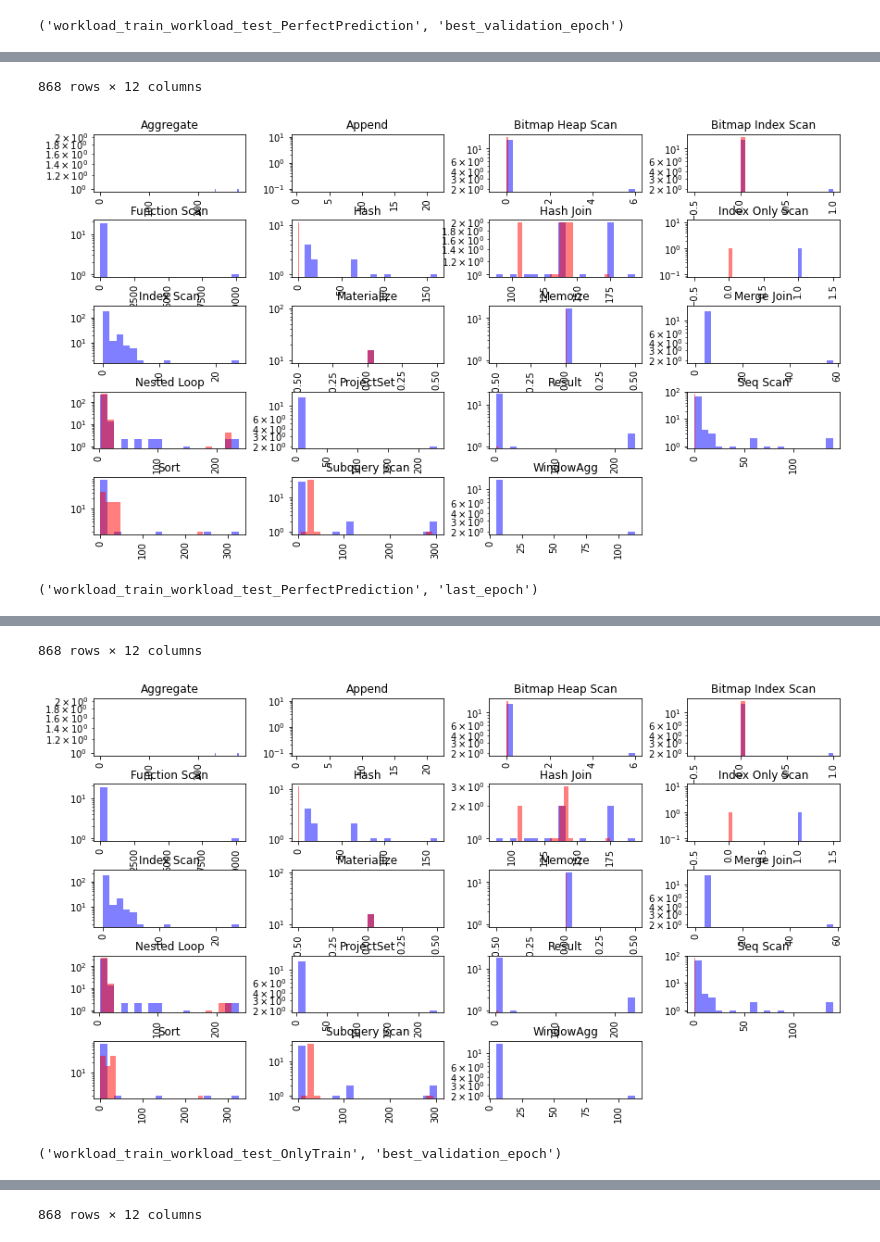
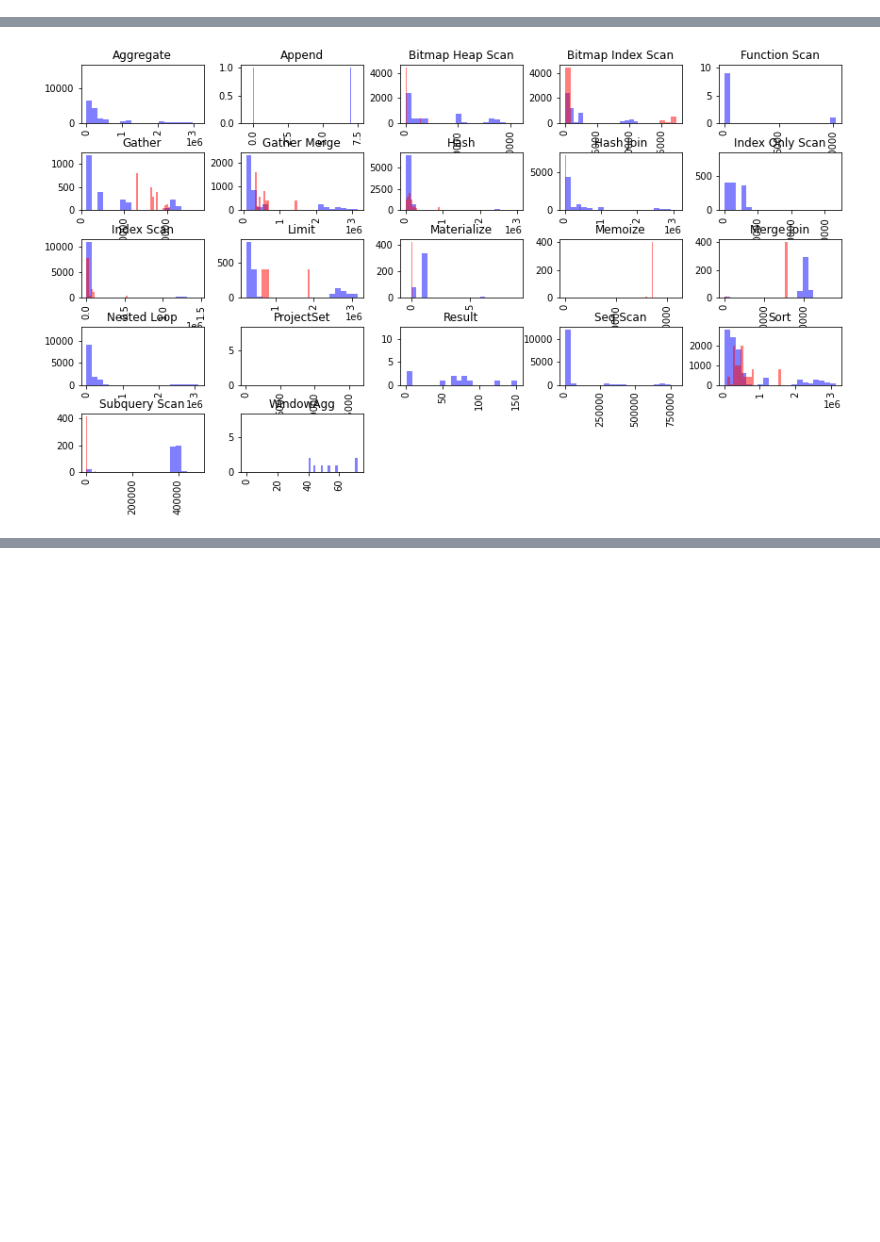
Before and after one commit to lmwnshn/dbgym-old, a Jupyter notebook: Untitled.ipynb, the cells around one changed output, grey strips where cells are left out. Saved outputs shown, nothing was run; the diff lists cells and outputs as text; code cells hidden in the pictures; blank space fills up the shorter version.

```diff
--- a/Untitled.ipynb
+++ b/Untitled.ipynb
@@ -13,10 +15,14 @@ import re
 artifact_folder = Path("./artifact")
 train_name = "workload_train"
 test_name = "workload_test"
-experiment_variation = "OnlyTest"
+experiment_name = "default"
+train_experiment_variation = "PerfectPrediction"
+test_experiment_variation = "OnlyTest"
 
-test_df_path = artifact_folder / f"qppnet/observations/{train_name}_{test_name}_{experiment_variation}_iteration_0.parquet"
-print(test_df_path)
+scalers_path = artifact_folder/ "experiment" / experiment_name / train_experiment_variation / "scalers.pkl"
+with open(scalers_path, "rb") as f:
+    scalers = pickle.load(f)
+test_df_path = artifact_folder/ "experiment" / experiment_name / test_experiment_variation / "observations_0.parquet"
 test_df = pd.read_parquet(test_df_path)
 test_df["Query Hash"] = test_df["Query Hash"].apply(tuple)
 display("Loading test dataframe to evaluate models with:")
@@ -39,0 +45,3 @@ artifact/qppnet/observations/workload_train_workload_test_OnlyTest_iteration_0.p
+# %%
+normalized_df, scalers = QPPNetFeatures.normalize_observations_df(test_df, scalers=scalers)
+display(normalized_df)
@@ -276,0 +103,3 @@ PosixPath('artifact/qppnet/observations/workload_train_workload_test_PerfectPred
+# %%
+big_df = normalized_df.join(workload_df, on="Query Num")
+display(big_df)
@@ -276,0 +153,8 @@ PosixPath('artifact/qppnet/observations/workload_train_workload_test_PerfectPred
+# %%
+qppnet = QPPNet(train_df=None, test_df=big_df, save_folder=model_folder)
+qppnet.load_weights(1000)
+predictions = qppnet.evaluate()
+metrics = QPPNet.compute_metrics(predictions)
+predictions["Estimated Latency (us)"] = scalers["Fake_ActualTime"].inverse_transform(predictions["Estimated Latency (scaled)"].values.reshape(-1, 1))
+predictions["Actual Latency (us)"] = scalers["Fake_ActualTime"].inverse_transform(predictions["Actual Latency (scaled)"].values.reshape(-1, 1))
+predictions = predictions.set_index("Observation Index")
@@ -277,13 +195,11 @@ PosixPath('artifact/qppnet/observations/workload_train_workload_test_PerfectPred
 # %%
-for model_name, df in augmented_dfs.items():
-    pdf = df.copy()
-    logplot = True
-    pdf["diff (us)"] = (pdf["Estimated Latency (us)"] - pdf["Actual Latency (us)"]).abs()
-    ax = pdf.hist(column="Actual Latency (us)", by="Node Type", figsize=(14,8), log=logplot, bins=20, alpha=0.5, color="b")
-    plot_ax = ax.ravel()[:df["Node Type"].nunique()]
-    ax = pdf.hist(ax=plot_ax, column="Estimated Latency (us)", by="Node Type", figsize=(14,8), log=logplot, bins=20, alpha=0.5, color="r")
-    print(model_name)
-    display(df)
-    plt.show()
+df = big_df.copy()
+df = df.join(predictions, on="Observation Index")
+plotdf = df.copy()
+logplot = False
+plotdf["diff (us)"] = (plotdf["Estimated Latency (us)"] - plotdf["Actual Latency (us)"]).abs()
+ax = plotdf.hist(column="Actual Latency (us)", by="Node Type", figsize=(14,8), log=logplot, bins=20, alpha=0.5, color="b")
+plot_ax = ax.ravel()[:df["Node Type"].nunique()]
+ax = plotdf.hist(ax=plot_ax, column="Estimated Latency (us)", by="Node Type", figsize=(14,8), log=logplot, bins=20, alpha=0.5, color="r")
+plt.show()
 # %% [output]
-('workload_train_workload_test_PerfectPrediction', 'best_validation_epoch')
@@ -302,3 +206 @@ for model_name, df in augmented_dfs.items():
-868 rows × 12 columns
-[figure, old version]
+[figure, new version]
-('workload_train_workload_test_PerfectPrediction', 'last_epoch')
@@ -317,3 +206,0 @@ for model_name, df in augmented_dfs.items():
-868 rows × 12 columns
-[figure, removed]
-('workload_train_workload_test_OnlyTrain', 'best_validation_epoch')
@@ -332 +206,0 @@ for model_name, df in augmented_dfs.items():
-868 rows × 12 columns
```
Also changed, not shown: parts of 18 cells of this notebook, 3 other files.
